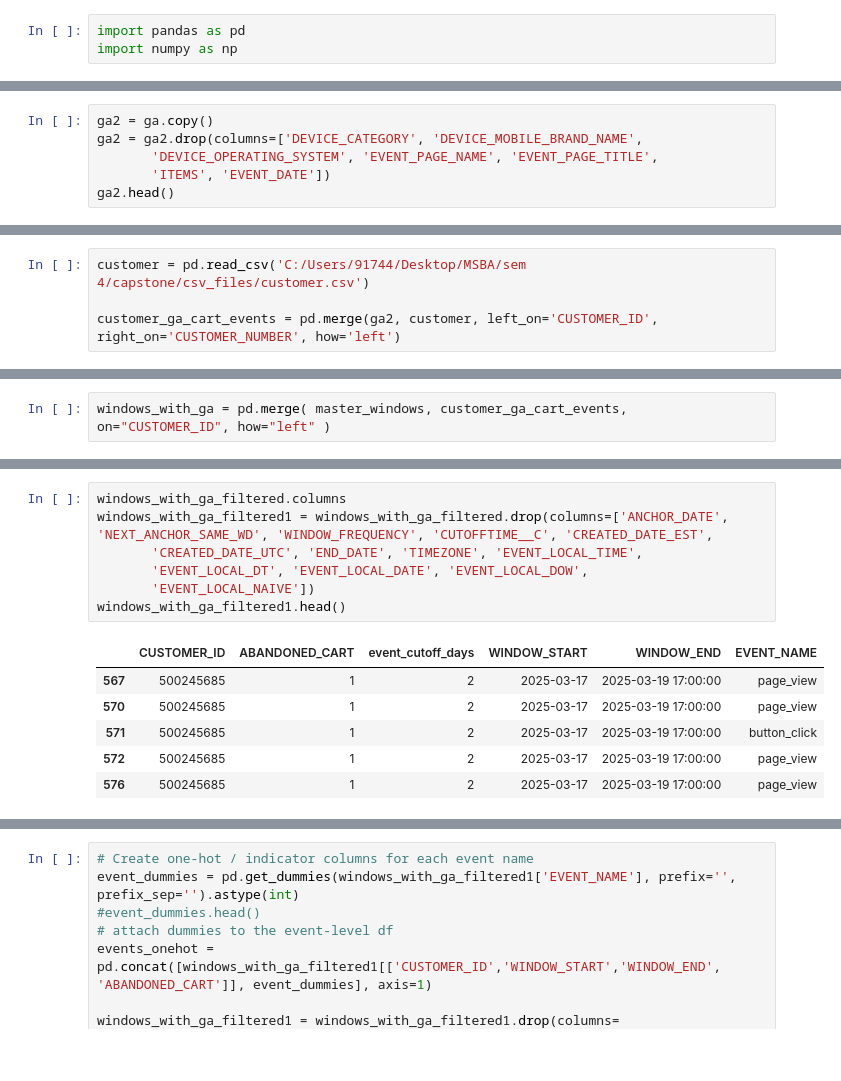
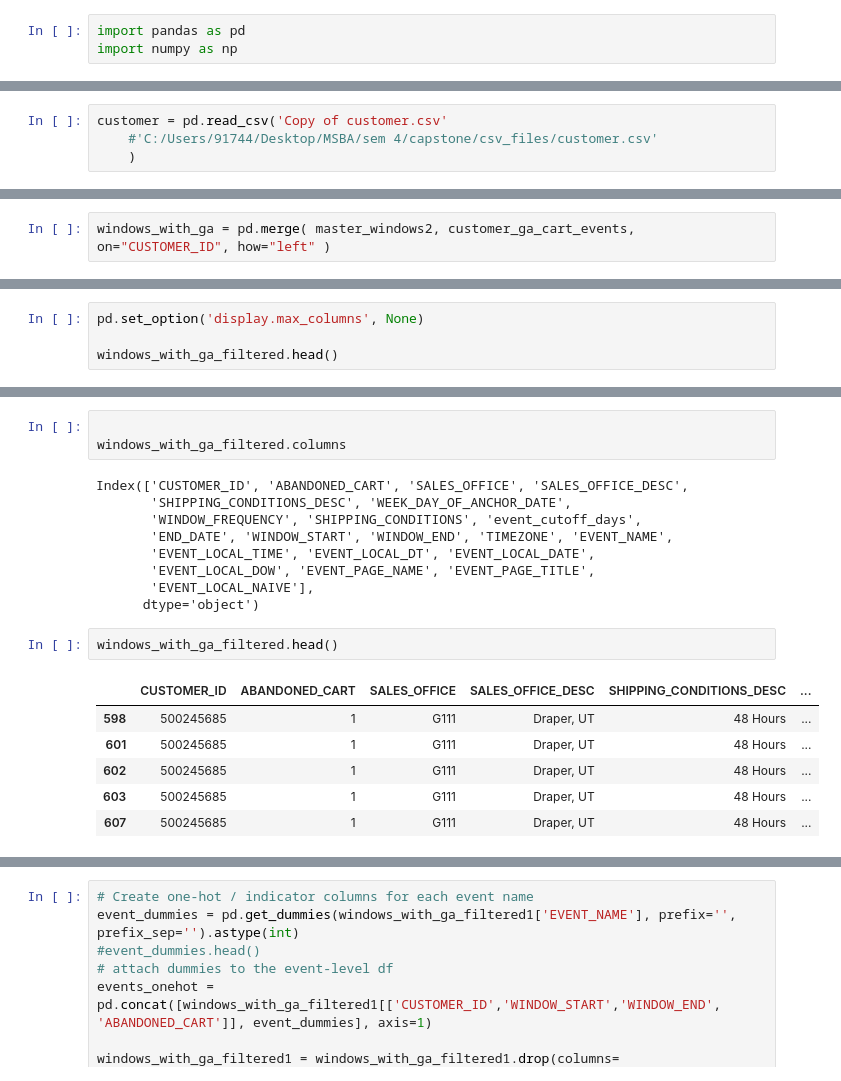
Before and after one commit to Hungagainagainagain/Swire-Cocacola-Capstone, a Jupyter notebook: sudeeptha-Copy1.ipynb, the cells around one changed output, grey strips where cells are left out. Saved outputs shown, nothing was run; the diff lists cells and outputs as text; blank space fills up the shorter version.

```diff
--- a/sudeeptha-Copy1.ipynb
+++ b/sudeeptha-Copy1.ipynb
@@ -102,6 +117,0 @@ ga = pd.read_csv("C:/Users/91744/Desktop/MSBA/sem 4/capstone/csv_files/google_an
-# %%
-ga2 = ga.copy()
-ga2 = ga2.drop(columns=['DEVICE_CATEGORY', 'DEVICE_MOBILE_BRAND_NAME',
-       'DEVICE_OPERATING_SYSTEM', 'EVENT_PAGE_NAME', 'EVENT_PAGE_TITLE',
-       'ITEMS', 'EVENT_DATE'])
-ga2.head()
@@ -115,4 +118,4 @@ ga2.head()
 # %%
-customer = pd.read_csv('C:/Users/91744/Desktop/MSBA/sem 4/capstone/csv_files/customer.csv')
-
-customer_ga_cart_events = pd.merge(ga2, customer, left_on='CUSTOMER_ID', right_on='CUSTOMER_NUMBER', how='left')
+customer = pd.read_csv('Copy of customer.csv'
+    #'C:/Users/91744/Desktop/MSBA/sem 4/capstone/csv_files/customer.csv'
+    )
@@ -197,7 +204,7 @@ customer_ga_cart_events.head()
 | 3 | 501765083 | America/Denver | user_engagement | 12:06:36 AM | 2025-04-08 00:06:36.717000-06:00 | 2025-04-08 | ... |
 | 4 | 501707837 | America/Phoenix | view_item_list | 11:12:10 AM | 2025-04-08 11:12:10.511000-07:00 | 2025-04-08 | ... |
 # %%
-windows_with_ga = pd.merge( master_windows, customer_ga_cart_events, on="CUSTOMER_ID", how="left" )
+windows_with_ga = pd.merge( master_windows2, customer_ga_cart_events, on="CUSTOMER_ID", how="left" )
 # %%
 
 # windows_with_ga['window_start'] = pd.to_datetime(windows_with_ga['window_start'])
@@ -227,0 +237,4 @@ windows_with_ga_filtered.head()
+# %%
+pd.set_option('display.max_columns', None)
+
+windows_with_ga_filtered.head()
@@ -228,14 +248,21 @@ windows_with_ga_filtered.head()
+# %%
+
+windows_with_ga_filtered.columns
+# %% [output]
+Index(['CUSTOMER_ID', 'ABANDONED_CART', 'SALES_OFFICE', 'SALES_OFFICE_DESC',
+       'SHIPPING_CONDITIONS_DESC', 'WEEK_DAY_OF_ANCHOR_DATE',
+       'WINDOW_FREQUENCY', 'SHIPPING_CONDITIONS', 'event_cutoff_days',
+       'END_DATE', 'WINDOW_START', 'WINDOW_END', 'TIMEZONE', 'EVENT_NAME',
+       'EVENT_LOCAL_TIME', 'EVENT_LOCAL_DT', 'EVENT_LOCAL_DATE',
+       'EVENT_LOCAL_DOW', 'EVENT_PAGE_NAME', 'EVENT_PAGE_TITLE',
+       'EVENT_LOCAL_NAIVE'],
+      dtype='object')
 # %%
-windows_with_ga_filtered.columns
-windows_with_ga_filtered1 = windows_with_ga_filtered.drop(columns=['ANCHOR_DATE', 'NEXT_ANCHOR_SAME_WD', 'WINDOW_FREQUENCY', 'CUTOFFTIME__C', 'CREATED_DATE_EST',
-       'CREATED_DATE_UTC', 'END_DATE', 'TIMEZONE', 'EVENT_LOCAL_TIME',
-       'EVENT_LOCAL_DT', 'EVENT_LOCAL_DATE', 'EVENT_LOCAL_DOW',
-       'EVENT_LOCAL_NAIVE'])
-windows_with_ga_filtered1.head()
+windows_with_ga_filtered.head()
 # %% [output]
-|  | CUSTOMER_ID | ABANDONED_CART | event_cutoff_days | WINDOW_START | WINDOW_END | EVENT_NAME |
-| 567 | 500245685 | 1 | 2 | 2025-03-17 | 2025-03-19 17:00:00 | page_view |
-| 570 | 500245685 | 1 | 2 | 2025-03-17 | 2025-03-19 17:00:00 | page_view |
-| 571 | 500245685 | 1 | 2 | 2025-03-17 | 2025-03-19 17:00:00 | button_click |
-| 572 | 500245685 | 1 | 2 | 2025-03-17 | 2025-03-19 17:00:00 | page_view |
-| 576 | 500245685 | 1 | 2 | 2025-03-17 | 2025-03-19 17:00:00 | page_view |
+|  | CUSTOMER_ID | ABANDONED_CART | SALES_OFFICE | SALES_OFFICE_DESC | SHIPPING_CONDITIONS_DESC | ... |
+| 598 | 500245685 | 1 | G111 | Draper, UT | 48 Hours | ... |
+| 601 | 500245685 | 1 | G111 | Draper, UT | 48 Hours | ... |
+| 602 | 500245685 | 1 | G111 | Draper, UT | 48 Hours | ... |
+| 603 | 500245685 | 1 | G111 | Draper, UT | 48 Hours | ... |
+| 607 | 500245685 | 1 | G111 | Draper, UT | 48 Hours | ... |
```
Also changed, not shown: parts of 16 cells of this notebook.
